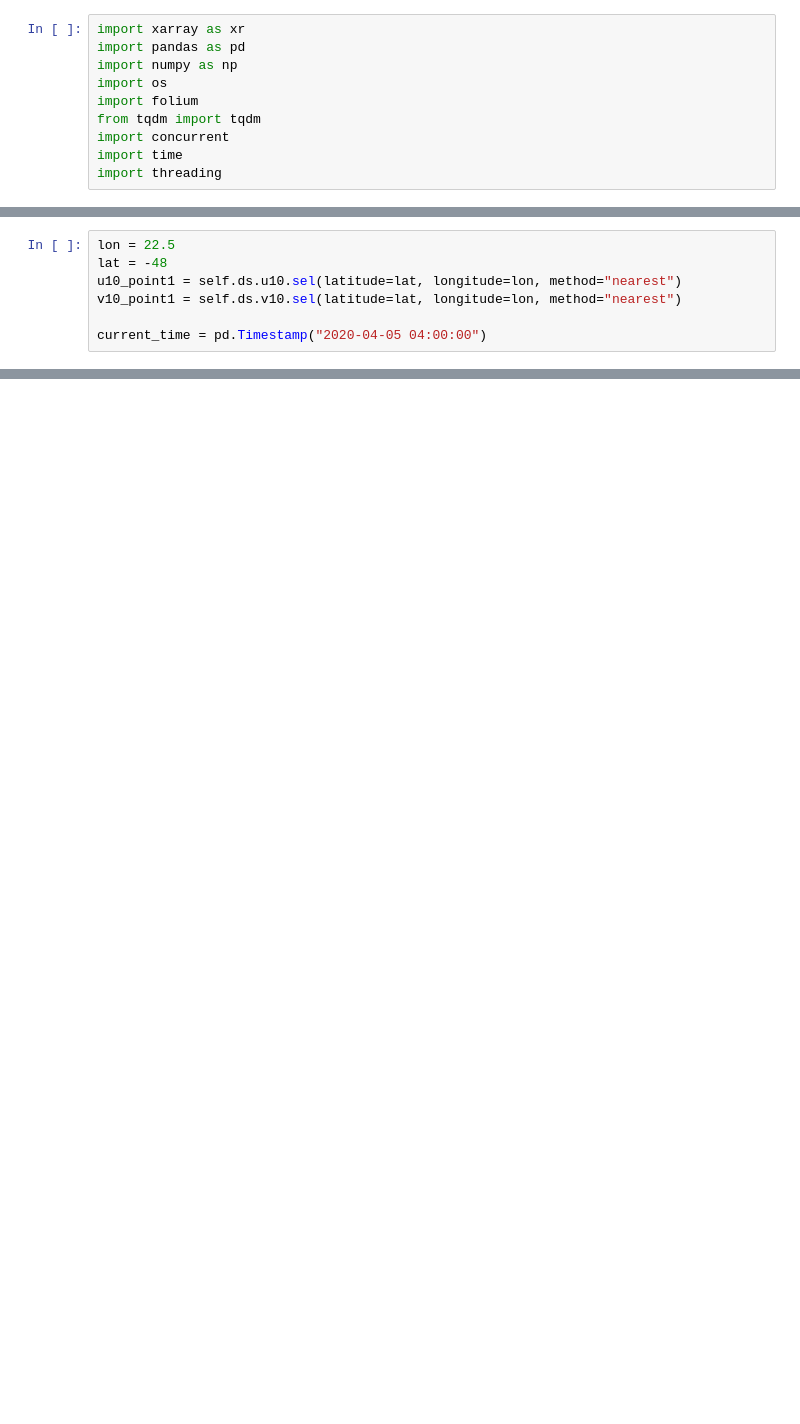
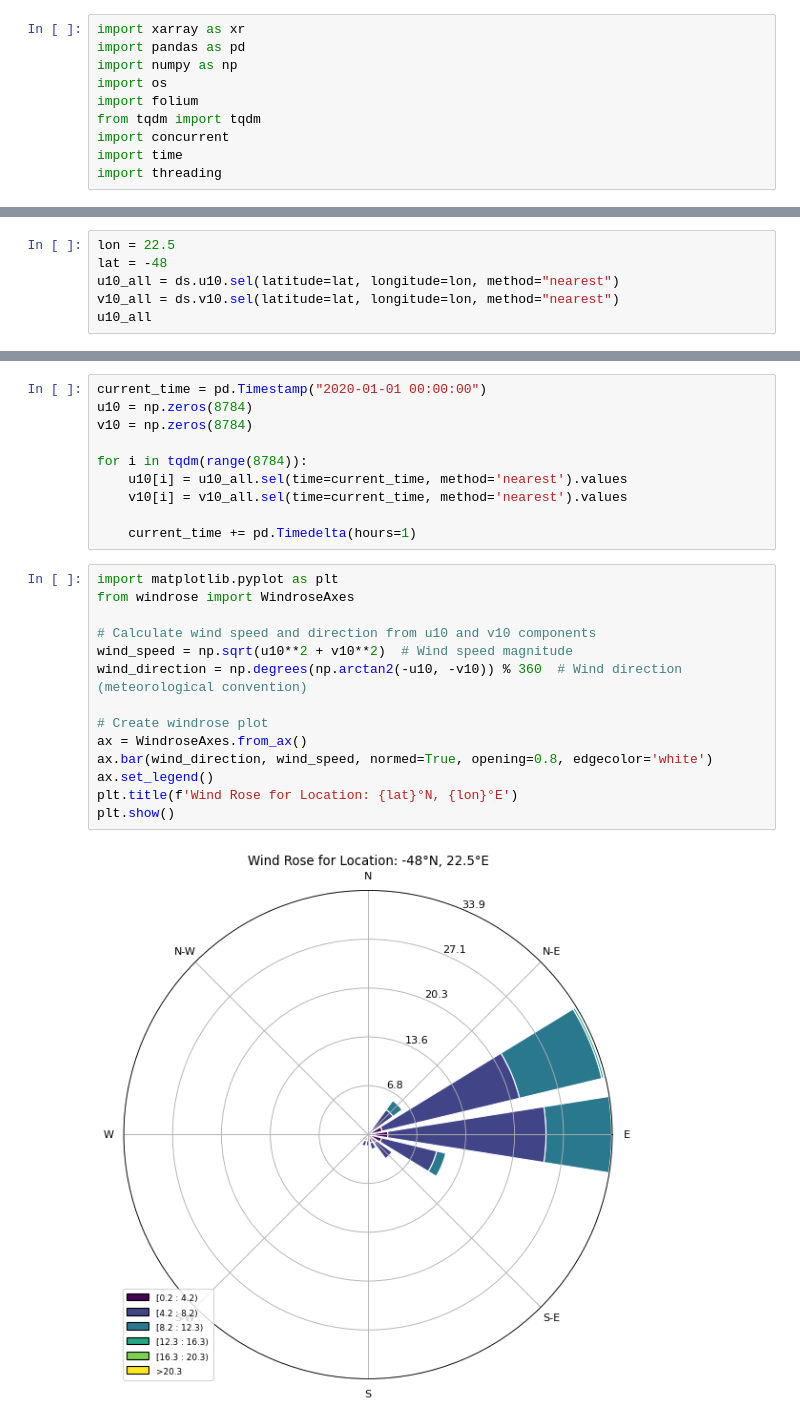
Before and after one commit to jung0221/wind_propulsion_estimation, a Jupyter notebook: notebooks/check_antartida.ipynb, the cells around one changed output, grey strips where cells are left out. Saved outputs shown, nothing was run; the diff lists cells and outputs as text; blank space fills up the shorter version.

Commit message:
Plotting windrose

```diff
--- a/notebooks/check_antartida.ipynb
+++ b/notebooks/check_antartida.ipynb
@@ -35,7 +26,6 @@ Data variables:
 # %%
 lon = 22.5
 lat = -48
-u10_point1 = self.ds.u10.sel(latitude=lat, longitude=lon, method="nearest")
-v10_point1 = self.ds.v10.sel(latitude=lat, longitude=lon, method="nearest")
-
-current_time = pd.Timestamp("2020-04-05 04:00:00")
+u10_all = ds.u10.sel(latitude=lat, longitude=lon, method="nearest")
+v10_all = ds.v10.sel(latitude=lat, longitude=lon, method="nearest")
+u10_all
@@ -41,0 +50,26 @@ current_time = pd.Timestamp("2020-04-05 04:00:00")
+# %%
+current_time = pd.Timestamp("2020-01-01 00:00:00")
+u10 = np.zeros(8784)
+v10 = np.zeros(8784)
+
+for i in tqdm(range(8784)):
+    u10[i] = u10_all.sel(time=current_time, method='nearest').values
+    v10[i] = v10_all.sel(time=current_time, method='nearest').values
+
+    current_time += pd.Timedelta(hours=1)
+# %%
+import matplotlib.pyplot as plt
+from windrose import WindroseAxes
+
+# Calculate wind speed and direction from u10 and v10 components
+wind_speed = np.sqrt(u10**2 + v10**2)  # Wind speed magnitude
+wind_direction = np.degrees(np.arctan2(-u10, -v10)) % 360  # Wind direction (meteorological convention)
+
+# Create windrose plot
+ax = WindroseAxes.from_ax()
+ax.bar(wind_direction, wind_speed, normed=True, opening=0.8, edgecolor='white')
+ax.set_legend()
+plt.title(f'Wind Rose for Location: {lat}°N, {lon}°E')
+plt.show()
+# %% [output]
+[figure, added]
```
Also changed, not shown: parts of 3 cells of this notebook, 4 other files.
